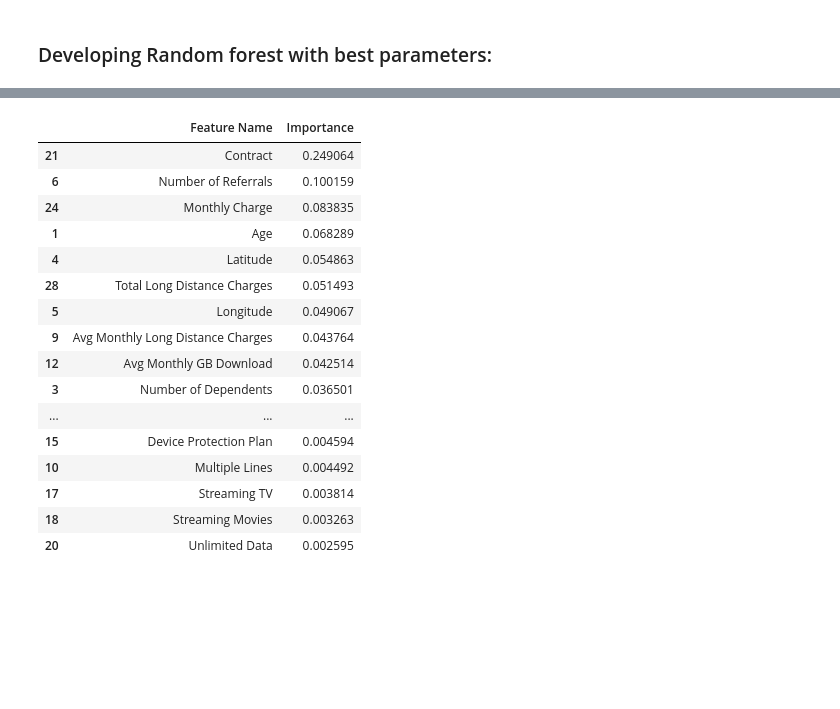
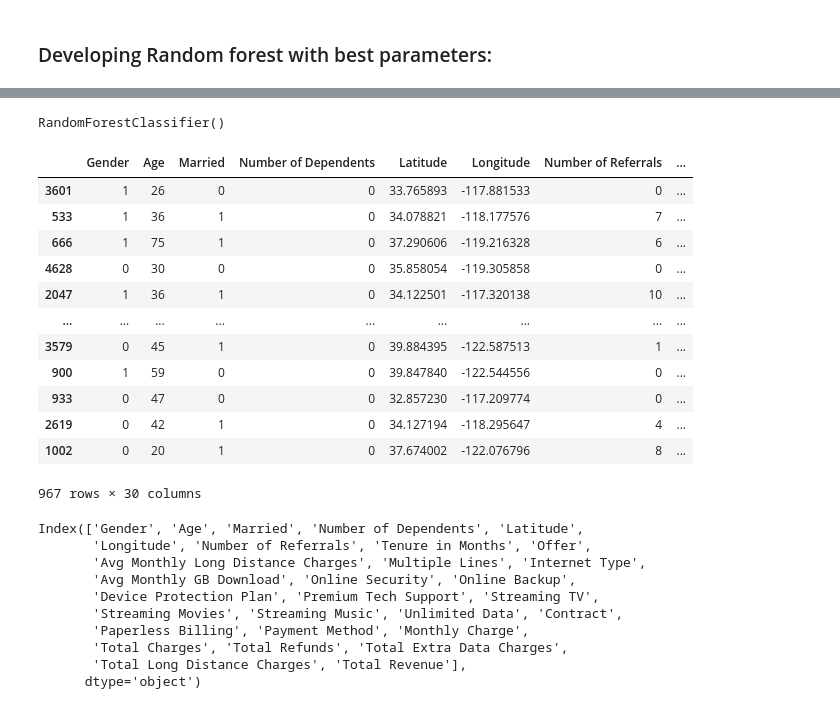
Before and after one commit to KumarNaiduChukka/telecom_customer_churn-_prediction_project, a Jupyter notebook: notebook/Model_training.ipynb, the cells around one changed output, grey strips where cells are left out. Drawn from its saved outputs; the diff is of its cells as text; code cells hidden in the pictures; blank space fills up the shorter version.

```diff
--- a/notebook/Model_training.ipynb
+++ b/notebook/Model_training.ipynb
@@ -598,29 +590,11 @@ plt.legend()
 # %%
 
-imp_df = pd.DataFrame({
-    "Feature Name": X_train.columns,
-    "Importance": rfc.feature_importances_
-})
-fi = imp_df.sort_values(by="Importance", ascending=False)
-fi
+# imp_df = pd.DataFrame({
+#     "Feature Name": X_train.columns,
+#     "Importance": rfc.feature_importances_
+# })
+# fi = imp_df.sort_values(by="Importance", ascending=False)
+# fi
-# %% [output]
-|  | Feature Name | Importance |
-| 21 | Contract | 0.249064 |
-| 6 | Number of Referrals | 0.100159 |
-| 24 | Monthly Charge | 0.083835 |
-| 1 | Age | 0.068289 |
-| 4 | Latitude | 0.054863 |
-| 28 | Total Long Distance Charges | 0.051493 |
-| 5 | Longitude | 0.049067 |
-| 9 | Avg Monthly Long Distance Charges | 0.043764 |
-| 12 | Avg Monthly GB Download | 0.042514 |
-| 3 | Number of Dependents | 0.036501 |
-| ... | ... | ... |
-| 15 | Device Protection Plan | 0.004594 |
-| 10 | Multiple Lines | 0.004492 |
-| 17 | Streaming TV | 0.003814 |
-| 18 | Streaming Movies | 0.003263 |
-| 20 | Unlimited Data | 0.002595 |
 # %%
 # Load the model from disk
 import pickle
@@ -628,3 +602,35 @@ pickle.dump(RFtree,open('Tele_model_random_forest.pkl','wb'))
 # %%
-model=pickle.load(open('Tele_model_random_forest.pkl','wb'))
+model=pickle.load(open('Tele_cust_model_random_forest.pkl','rb'))
 model
+# %% [output]
+RandomForestClassifier()
+# %%
+test_data=X_test
+test_data
+# %% [output]
+|  | Gender | Age | Married | Number of Dependents | Latitude | Longitude | Number of Referrals | ... |
+| 3601 | 1 | 26 | 0 | 0 | 33.765893 | -117.881533 | 0 | ... |
+| 533 | 1 | 36 | 1 | 0 | 34.078821 | -118.177576 | 7 | ... |
+| 666 | 1 | 75 | 1 | 0 | 37.290606 | -119.216328 | 6 | ... |
+| 4628 | 0 | 30 | 0 | 0 | 35.858054 | -119.305858 | 0 | ... |
+| 2047 | 1 | 36 | 1 | 0 | 34.122501 | -117.320138 | 10 | ... |
+| ... | ... | ... | ... | ... | ... | ... | ... | ... |
+| 3579 | 0 | 45 | 1 | 0 | 39.884395 | -122.587513 | 1 | ... |
+| 900 | 1 | 59 | 0 | 0 | 39.847840 | -122.544556 | 0 | ... |
+| 933 | 0 | 47 | 0 | 0 | 32.857230 | -117.209774 | 0 | ... |
+| 2619 | 0 | 42 | 1 | 0 | 34.127194 | -118.295647 | 4 | ... |
+| 1002 | 0 | 20 | 1 | 0 | 37.674002 | -122.076796 | 8 | ... |
+967 rows × 30 columns
+# %%
+test_data.columns
+# %% [output]
+Index(['Gender', 'Age', 'Married', 'Number of Dependents', 'Latitude',
+       'Longitude', 'Number of Referrals', 'Tenure in Months', 'Offer',
+       'Avg Monthly Long Distance Charges', 'Multiple Lines', 'Internet Type',
+       'Avg Monthly GB Download', 'Online Security', 'Online Backup',
+       'Device Protection Plan', 'Premium Tech Support', 'Streaming TV',
+       'Streaming Movies', 'Streaming Music', 'Unlimited Data', 'Contract',
+       'Paperless Billing', 'Payment Method', 'Monthly Charge',
+       'Total Charges', 'Total Refunds', 'Total Extra Data Charges',
+       'Total Long Distance Charges', 'Total Revenue'],
+      dtype='object')
```
Also changed, not shown: parts of 11 cells of this notebook.
